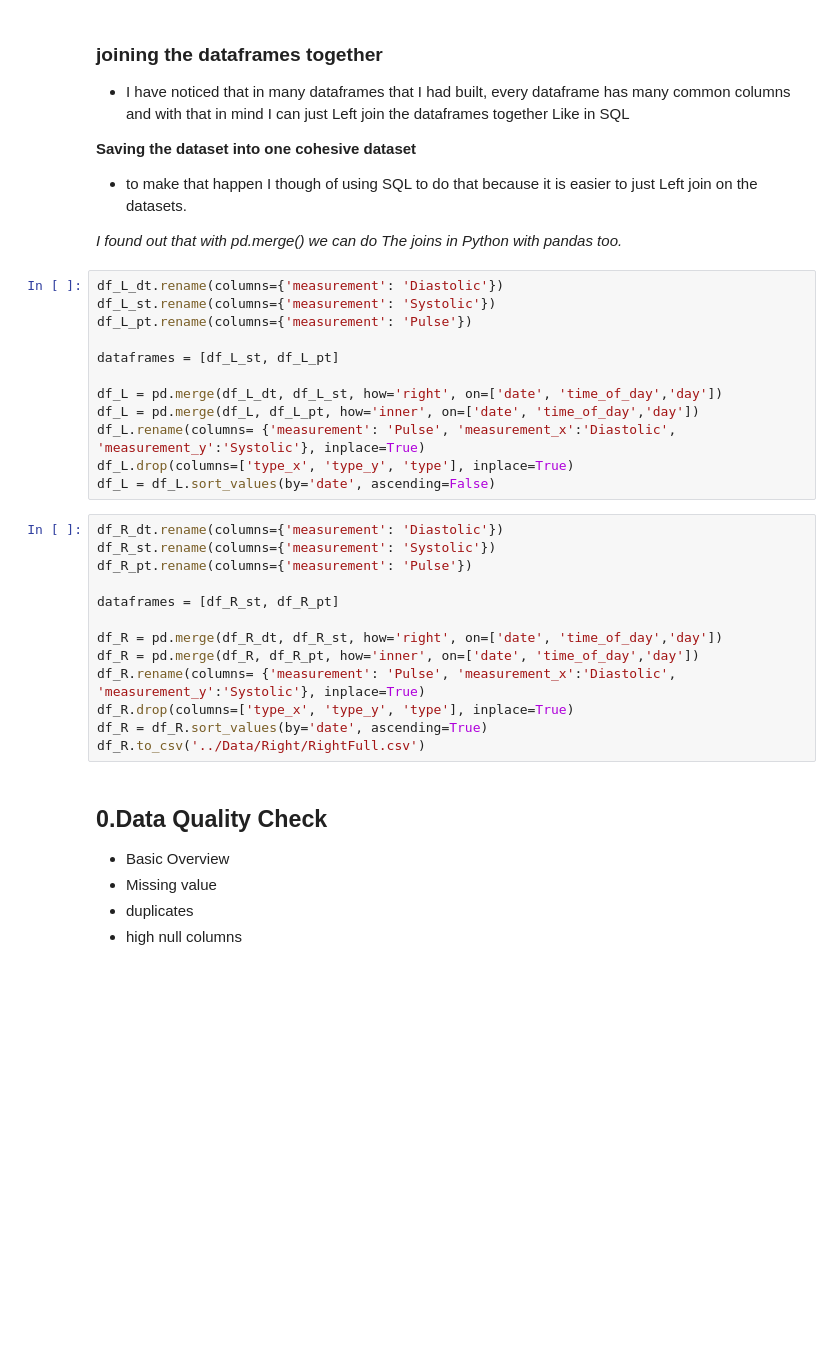
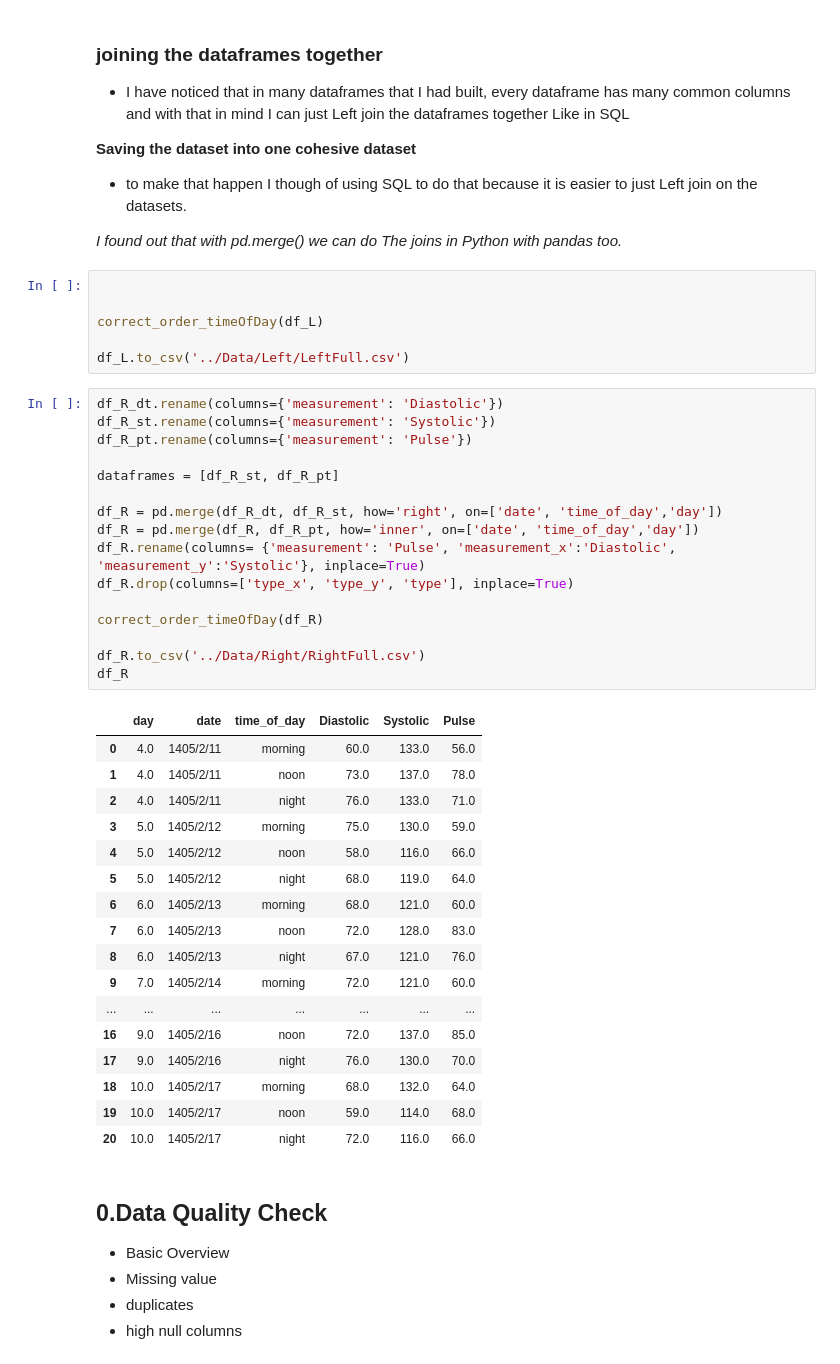
Before and after one commit to pouniq/BloodPressure_Analytics, a Jupyter notebook: Notebooks/EDA.ipynb, the cells around one changed output. Cells and saved outputs as stored; diff of their text form; blank space fills up the shorter version.

```diff
--- a/Notebooks/EDA.ipynb
+++ b/Notebooks/EDA.ipynb
@@ -195,30 +215,45 @@ df_Diastolic = df_R_dt.to_csv('../Data/Right/DiastolicDataFrameRightHand.csv')
 
 *I found out that with pd.merge() we can do The joins in Python with pandas too.*
 # %%
-df_L_dt.rename(columns={'measurement': 'Diastolic'})
-df_L_st.rename(columns={'measurement': 'Systolic'})
-df_L_pt.rename(columns={'measurement': 'Pulse'})
 
-dataframes = [df_L_st, df_L_pt]
 
-df_L = pd.merge(df_L_dt, df_L_st, how='right', on=['date', 'time_of_day','day'])
-df_L = pd.merge(df_L, df_L_pt, how='inner', on=['date', 'time_of_day','day'])
-df_L.rename(columns= {'measurement': 'Pulse', 'measurement_x':'Diastolic', 'measurement_y':'Systolic'}, inplace=True)
-df_L.drop(columns=['type_x', 'type_y', 'type'], inplace=True)
-df_L = df_L.sort_values(by='date', ascending=False)
+correct_order_timeOfDay(df_L)
+
+df_L.to_csv('../Data/Left/LeftFull.csv')
 # %%
 df_R_dt.rename(columns={'measurement': 'Diastolic'})
 df_R_st.rename(columns={'measurement': 'Systolic'})
 df_R_pt.rename(columns={'measurement': 'Pulse'})
 
 dataframes = [df_R_st, df_R_pt]
 
 df_R = pd.merge(df_R_dt, df_R_st, how='right', on=['date', 'time_of_day','day'])
 df_R = pd.merge(df_R, df_R_pt, how='inner', on=['date', 'time_of_day','day'])
 df_R.rename(columns= {'measurement': 'Pulse', 'measurement_x':'Diastolic', 'measurement_y':'Systolic'}, inplace=True)
 df_R.drop(columns=['type_x', 'type_y', 'type'], inplace=True)
-df_R = df_R.sort_values(by='date', ascending=True)
+
+correct_order_timeOfDay(df_R)
+
 df_R.to_csv('../Data/Right/RightFull.csv')
+df_R
+# %% [output]
+|  | day | date | time_of_day | Diastolic | Systolic | Pulse |
+| 0 | 4.0 | 1405/2/11 | morning | 60.0 | 133.0 | 56.0 |
+| 1 | 4.0 | 1405/2/11 | noon | 73.0 | 137.0 | 78.0 |
+| 2 | 4.0 | 1405/2/11 | night | 76.0 | 133.0 | 71.0 |
+| 3 | 5.0 | 1405/2/12 | morning | 75.0 | 130.0 | 59.0 |
+| 4 | 5.0 | 1405/2/12 | noon | 58.0 | 116.0 | 66.0 |
+| 5 | 5.0 | 1405/2/12 | night | 68.0 | 119.0 | 64.0 |
+| 6 | 6.0 | 1405/2/13 | morning | 68.0 | 121.0 | 60.0 |
+| 7 | 6.0 | 1405/2/13 | noon | 72.0 | 128.0 | 83.0 |
+| 8 | 6.0 | 1405/2/13 | night | 67.0 | 121.0 | 76.0 |
+| 9 | 7.0 | 1405/2/14 | morning | 72.0 | 121.0 | 60.0 |
+| ... | ... | ... | ... | ... | ... | ... |
+| 16 | 9.0 | 1405/2/16 | noon | 72.0 | 137.0 | 85.0 |
+| 17 | 9.0 | 1405/2/16 | night | 76.0 | 130.0 | 70.0 |
+| 18 | 10.0 | 1405/2/17 | morning | 68.0 | 132.0 | 64.0 |
+| 19 | 10.0 | 1405/2/17 | noon | 59.0 | 114.0 | 68.0 |
+| 20 | 10.0 | 1405/2/17 | night | 72.0 | 116.0 | 66.0 |
 # %% [markdown]
 ## 0.Data Quality Check
 
```
Also changed, not shown: parts of 8 cells of this notebook, 5 other files.
